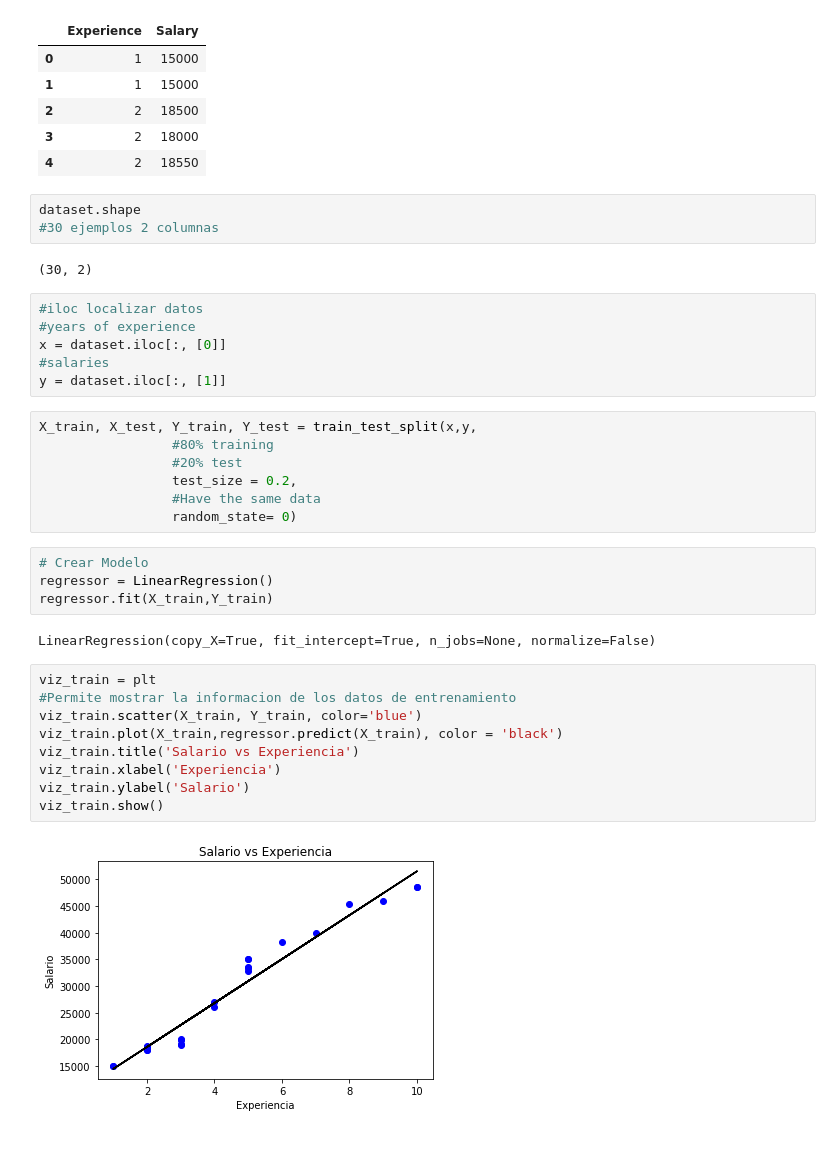
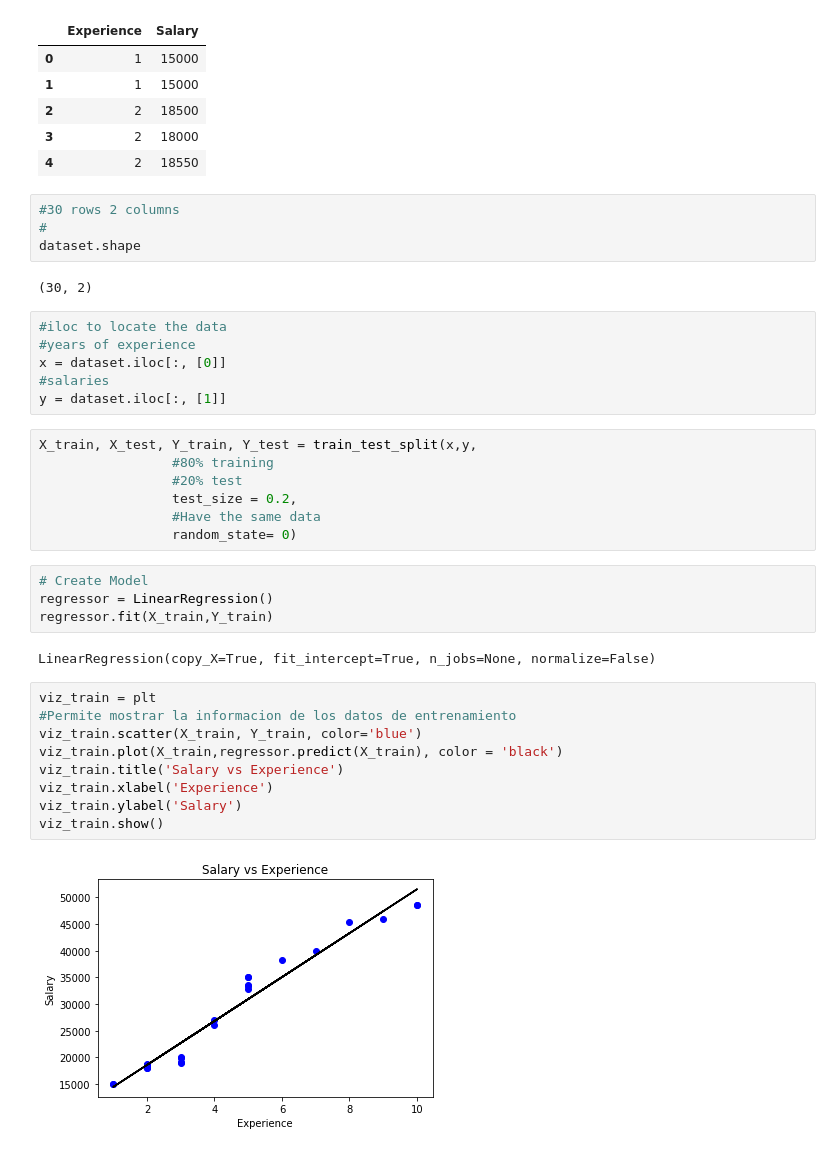
Before and after one commit to cealer/PredictSalariesService, a Jupyter notebook: linear_regression.ipynb, the cells around one changed output. Saved outputs shown, nothing was run; the diff lists cells and outputs as text.

```diff
--- a/linear_regression.ipynb
+++ b/linear_regression.ipynb
@@ -17,13 +17,14 @@ dataset.head()
 | 2 | 2 | 18500 |
 | 3 | 2 | 18000 |
 | 4 | 2 | 18550 |
-# %%
-dataset.shape
-#30 ejemplos 2 columnas
-# %% [output]
-(30, 2)
+# %%
+#30 rows 2 columns
+#
+dataset.shape
+# %% [output]
+(30, 2)
 # %%
-#iloc localizar datos
+#iloc to locate the data
 #years of experience
 x = dataset.iloc[:, [0]]
 #salaries
@@ -36,7 +37,7 @@ X_train, X_test, Y_train, Y_test = train_test_split(x,y,
                  #Have the same data
                  random_state= 0)
 # %%
-# Crear Modelo
+# Create Model
 regressor = LinearRegression()
 regressor.fit(X_train,Y_train)
 # %% [output]
@@ -44,14 +45,14 @@ LinearRegression(copy_X=True, fit_intercept=True, n_jobs=None, normalize=False)
 # %%
 viz_train = plt
 #Permite mostrar la informacion de los datos de entrenamiento
 viz_train.scatter(X_train, Y_train, color='blue')
 viz_train.plot(X_train,regressor.predict(X_train), color = 'black')
-viz_train.title('Salario vs Experiencia')
-viz_train.xlabel('Experiencia')
-viz_train.ylabel('Salario')
+viz_train.title('Salary vs Experience')
+viz_train.xlabel('Experience')
+viz_train.ylabel('Salary')
 viz_train.show()
 # %% [output]
-[figure, old version]
+[figure, new version]
 # %%
 viz_train = plt
 #Permite mostrar la informacion de los datos de entrenamiento
```
Also changed, not shown: parts of 10 cells of this notebook.
